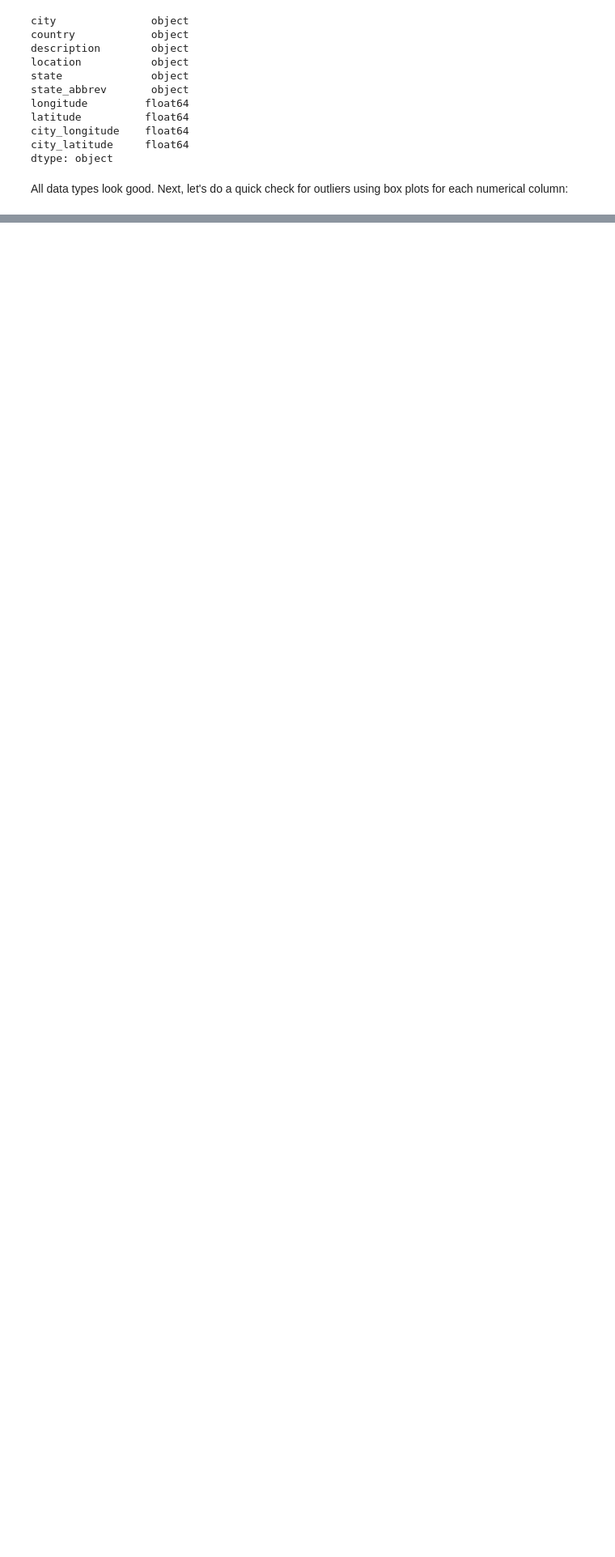
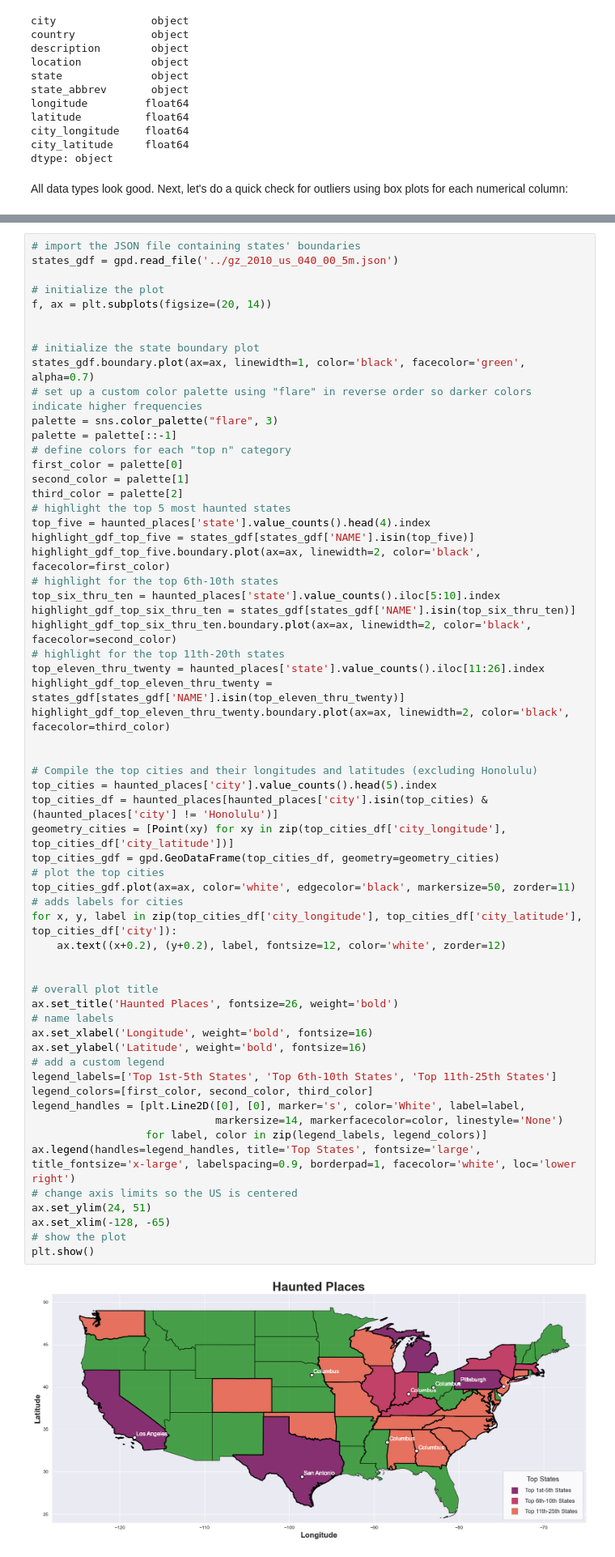
Before and after one commit to krrsimon/HauntedPlaces, a Jupyter notebook: Haunted_Places.ipynb, the cells around one changed output, grey strips where cells are left out. Shown at 81% size. Cells and saved outputs as stored; diff of their text form; blank space fills up the shorter version.

```diff
--- a/Haunted_Places.ipynb
+++ b/Haunted_Places.ipynb
@@ -404,0 +542,62 @@ plt.show()
+# %%
+# import the JSON file containing states' boundaries
+states_gdf = gpd.read_file('../gz_2010_us_040_00_5m.json')
+
+# initialize the plot
+f, ax = plt.subplots(figsize=(20, 14))
+
+
+# initialize the state boundary plot
+states_gdf.boundary.plot(ax=ax, linewidth=1, color='black', facecolor='green', alpha=0.7)
+# set up a custom color palette using "flare" in reverse order so darker colors indicate higher frequencies
+palette = sns.color_palette("flare", 3)
+palette = palette[::-1]
+# define colors for each "top n" category
+first_color = palette[0]
+second_color = palette[1]
+third_color = palette[2]
+# highlight the top 5 most haunted states
+top_five = haunted_places['state'].value_counts().head(4).index
+highlight_gdf_top_five = states_gdf[states_gdf['NAME'].isin(top_five)]
+highlight_gdf_top_five.boundary.plot(ax=ax, linewidth=2, color='black', facecolor=first_color)
+# highlight for the top 6th-10th states
+top_six_thru_ten = haunted_places['state'].value_counts().iloc[5:10].index
+highlight_gdf_top_six_thru_ten = states_gdf[states_gdf['NAME'].isin(top_six_thru_ten)]
+highlight_gdf_top_six_thru_ten.boundary.plot(ax=ax, linewidth=2, color='black', facecolor=second_color)
+# highlight for the top 11th-20th states
+top_eleven_thru_twenty = haunted_places['state'].value_counts().iloc[11:26].index
+highlight_gdf_top_eleven_thru_twenty = states_gdf[states_gdf['NAME'].isin(top_eleven_thru_twenty)]
+highlight_gdf_top_eleven_thru_twenty.boundary.plot(ax=ax, linewidth=2, color='black', facecolor=third_color)
+
+
+# Compile the top cities and their longitudes and latitudes (excluding Honolulu)
+top_cities = haunted_places['city'].value_counts().head(5).index
+top_cities_df = haunted_places[haunted_places['city'].isin(top_cities) & (haunted_places['city'] != 'Honolulu')]
+geometry_cities = [Point(xy) for xy in zip(top_cities_df['city_longitude'], top_cities_df['city_latitude'])]
+top_cities_gdf = gpd.GeoDataFrame(top_cities_df, geometry=geometry_cities)
+# plot the top cities
+top_cities_gdf.plot(ax=ax, color='white', edgecolor='black', markersize=50, zorder=11)
+# adds labels for cities
+for x, y, label in zip(top_cities_df['city_longitude'], top_cities_df['city_latitude'], top_cities_df['city']):
+    ax.text((x+0.2), (y+0.2), label, fontsize=12, color='white', zorder=12)
+
+
+# overall plot title
+ax.set_title('Haunted Places', fontsize=26, weight='bold')
+# name labels
+ax.set_xlabel('Longitude', weight='bold', fontsize=16)
+ax.set_ylabel('Latitude', weight='bold', fontsize=16)
+# add a custom legend
+legend_labels=['Top 1st-5th States', 'Top 6th-10th States', 'Top 11th-25th States']
+legend_colors=[first_color, second_color, third_color]
+legend_handles = [plt.Line2D([0], [0], marker='s', color='White', label=label,
+                             markersize=14, markerfacecolor=color, linestyle='None')
+                  for label, color in zip(legend_labels, legend_colors)]
+ax.legend(handles=legend_handles, title='Top States', fontsize='large', title_fontsize='x-large', labelspacing=0.9, borderpad=1, facecolor='white', loc='lower right')
+# change axis limits so the US is centered
+ax.set_ylim(24, 51)
+ax.set_xlim(-128, -65)
+# show the plot
+plt.show()
+# %% [output]
+[figure, added]
```
Also changed, not shown: parts of 11 cells of this notebook, 3 other files.
